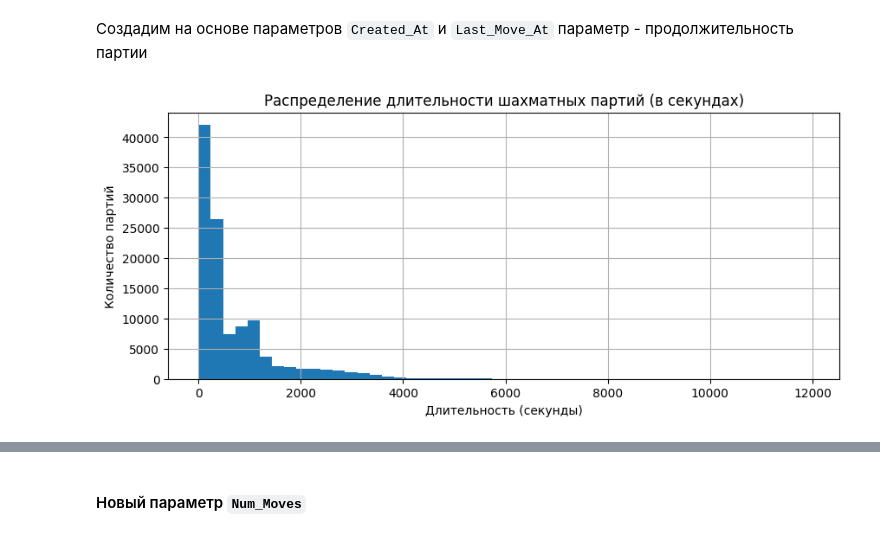
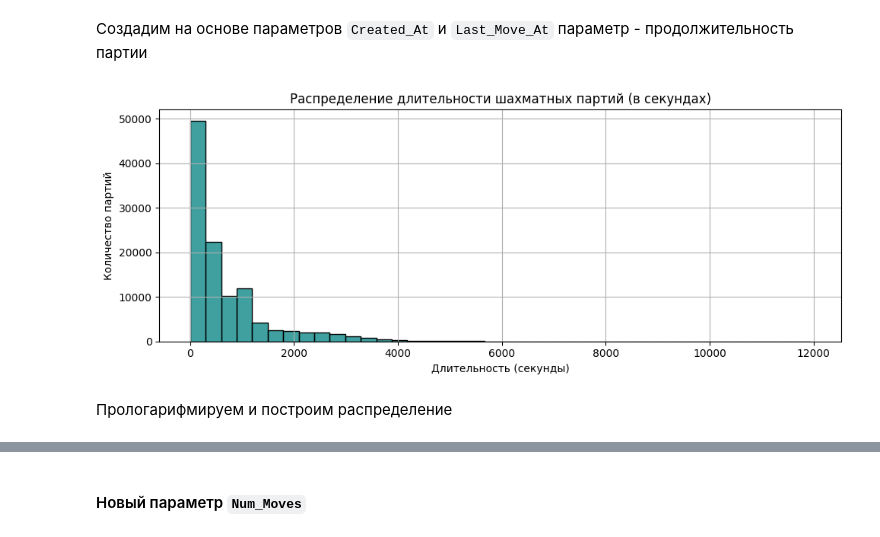
Before and after one commit to Alisa-Shikanyan/ABD-3-chess, a Jupyter notebook: EDA.ipynb, the cells around one changed output, grey strips where cells are left out. Saved outputs shown, nothing was run; the diff lists cells and outputs as text; code cells hidden in the pictures.

```diff
--- a/EDA.ipynb
+++ b/EDA.ipynb
@@ -1427,3 +1466,5 @@ plt.show()
+# %%
+df.drop(columns='Total_Time', inplace=True)
 # %% [markdown]
 #### Параметр `Moves`
 # %% [markdown]
@@ -1526,11 +1567,13 @@ print(f"Процент таких партий: {percentage_both_berserk:.2f}%")
 df['Game_Duration'] = (df['Last_Move_At'] - df['Created_At']).dt.total_seconds()
 # %%
 plt.figure(figsize=(10, 4))
-plt.hist(df['Game_Duration'], bins=50)
+sns.histplot(data=df, x='Game_Duration', bins=40, kde=False, color='teal')
+
 plt.title('Распределение длительности шахматных партий (в секундах)')
 plt.xlabel('Длительность (секунды)')
 plt.ylabel('Количество партий')
 plt.grid(True)
+plt.tight_layout()
 plt.show()
 # %% [output]
-[figure, old version]
+[figure, new version]
@@ -1539,0 +1580,2 @@ plt.show()
+# %% [markdown]
+Прологарифмируем и построим распределение
```
Also changed, not shown: parts of 24 cells of this notebook.
